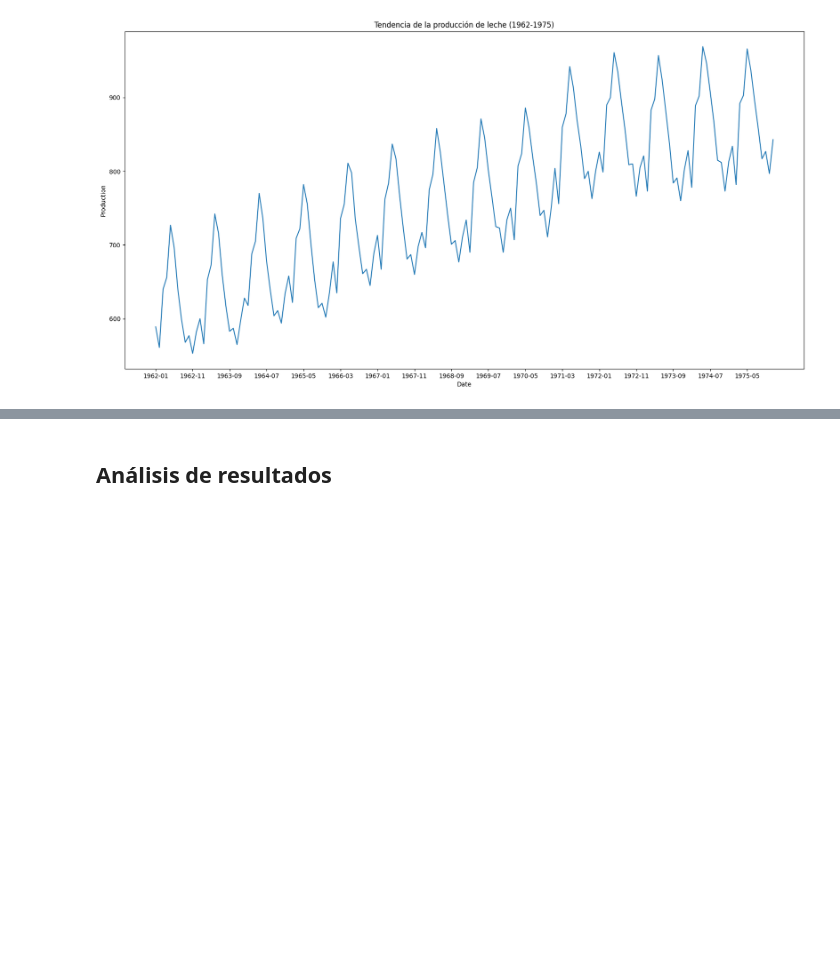
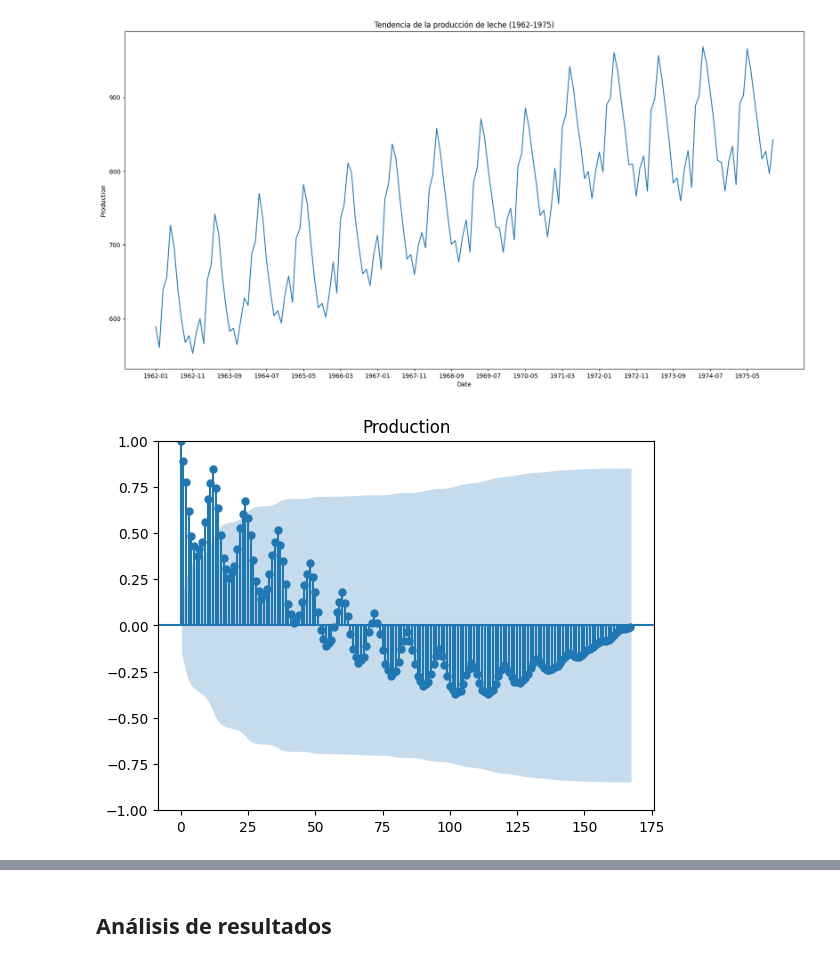
Before and after one commit to principioincertidumbre/Tarea3_MLA, a Jupyter notebook: Tarea_3_MLA.ipynb, the cells around one changed output, grey strips where cells are left out. Cells and saved outputs as stored; diff of their text form; code cells hidden in the pictures; blank space fills up the shorter version.

Commit message:
Agrega pruebas de autocorrelación y estacionariedad producción leche

```diff
--- a/Tarea_3_MLA.ipynb
+++ b/Tarea_3_MLA.ipynb
@@ -310,3 +310,9 @@ ax.set_xticks(ax.get_xticks()[::10])
 plt.show()
 # %% [output]
 [figure]
+# %%
+# Autocorrelation
+plot_acf(df_leche['Production'], lags=167, title='Production', alpha = 0.05)
+plt.show()
+# %% [output]
+[figure, added]
```
Also changed, not shown: parts of 4 cells of this notebook.
